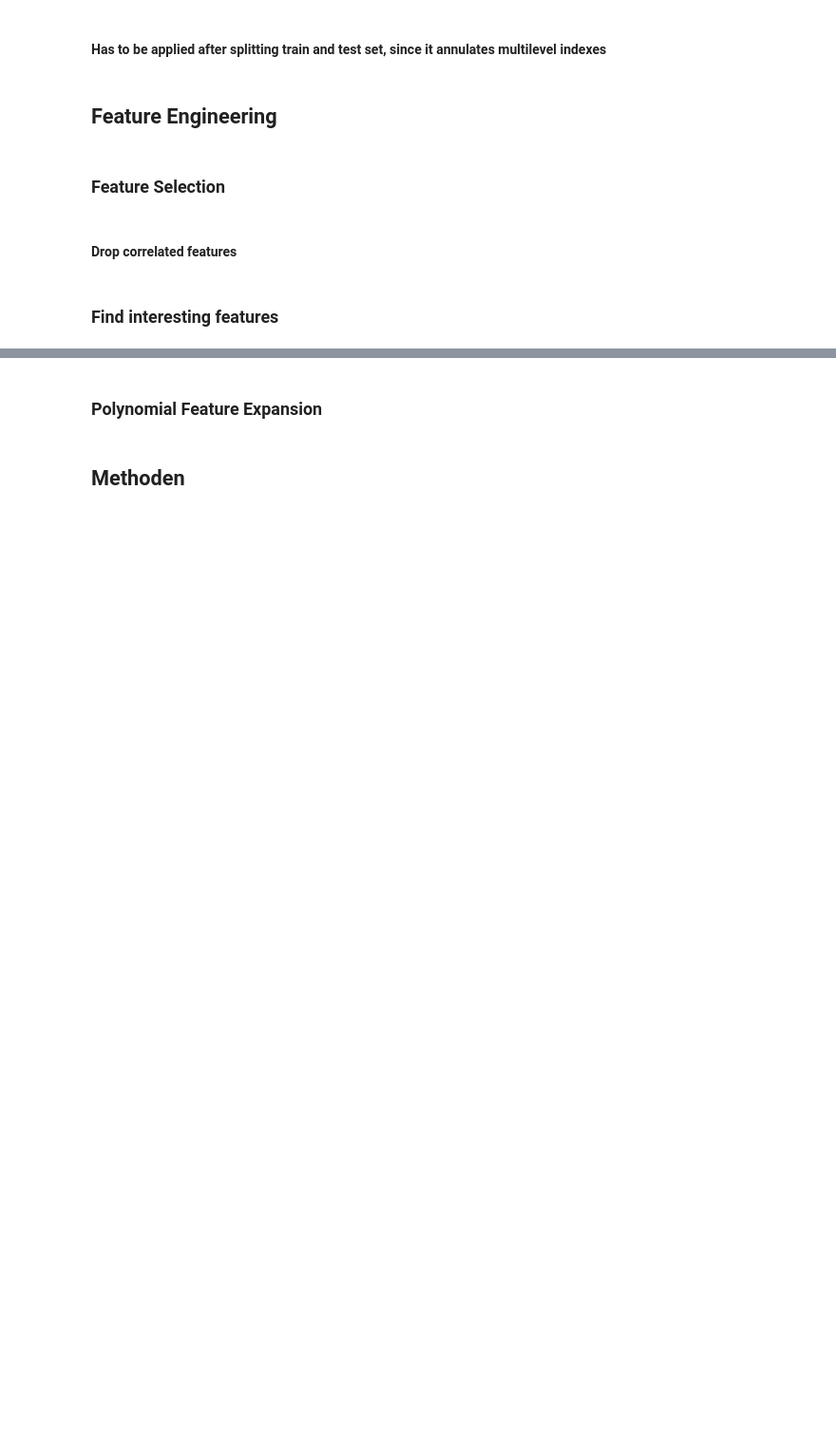
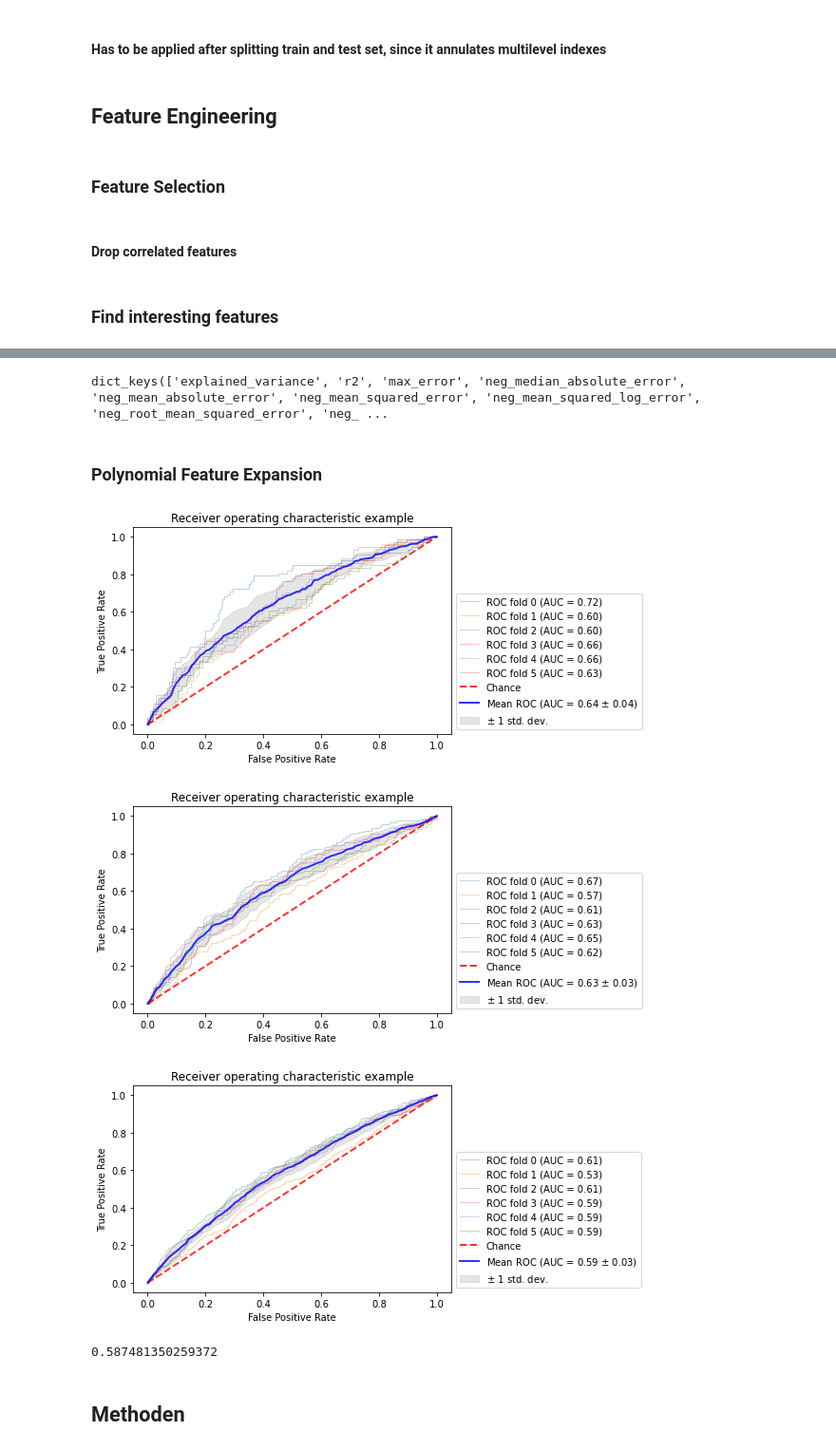
Before and after one commit to CS-433/cs-433-project-2-cough_classifier, a Jupyter notebook: src/notebooks/Models_+_Feature_Engineering_with_expert_features.ipynb, the cells around one changed output, grey strips where cells are left out. Shown at 95% size. Cells and saved outputs as stored; diff of their text form; code cells hidden in the pictures; blank space fills up the shorter version.

```diff
--- a/src/notebooks/Models_+_Feature_Engineering_with_expert_features.ipynb
+++ b/src/notebooks/Models_+_Feature_Engineering_with_expert_features.ipynb
@@ -151,7 +240,22 @@ X_fine = remove_correlated_features(X_fine, 0.90)
+# %%
+import sklearn
+sklearn.metrics.SCORERS.keys()
+# %% [output]
+dict_keys(['explained_variance', 'r2', 'max_error', 'neg_median_absolute_error', 'neg_mean_absolute_error', 'neg_mean_squared_error', 'neg_mean_squared_log_error', 'neg_root_mean_squared_error', 'neg_ ...
 # %% [markdown]
 ###  Polynomial Feature Expansion
 # %%
 from sklearn.preprocessing import PolynomialFeatures
+# %%
+# Inspect effects for log regression
+roc_w_cross_val(X_no, no_labels.Label, LogisticRegression())
+roc_w_cross_val(X_coarse, coarse_labels.Label, LogisticRegression())
+roc_w_cross_val(X_fine, fine_labels.Label, LogisticRegression())
+# %% [output]
+[figure, added]
+[figure, added]
+[figure, added]
+0.587481350259372
 # %% [markdown]
 ## Methoden
 # %%
```
Also changed, not shown: parts of 16 cells of this notebook, 1 other file.
